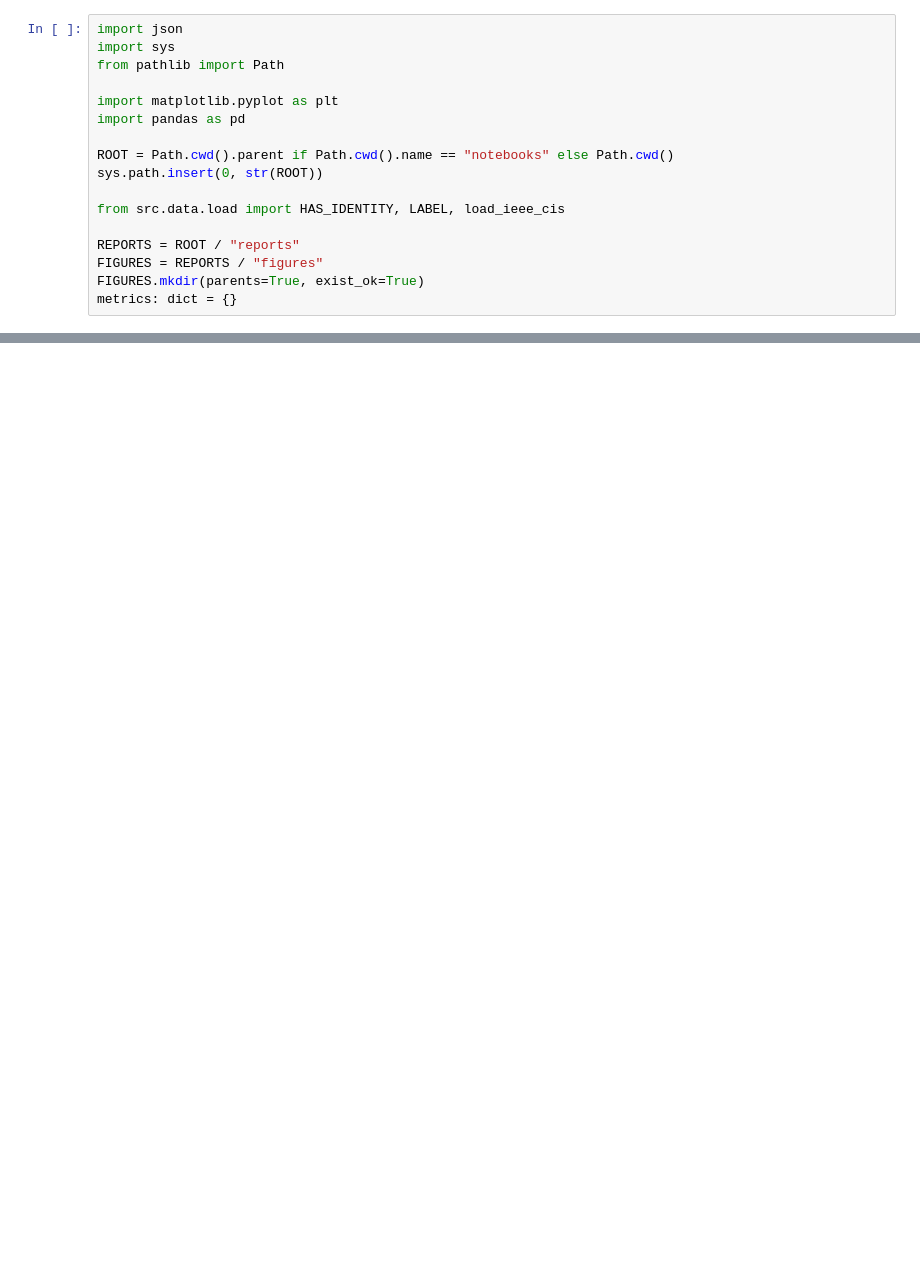
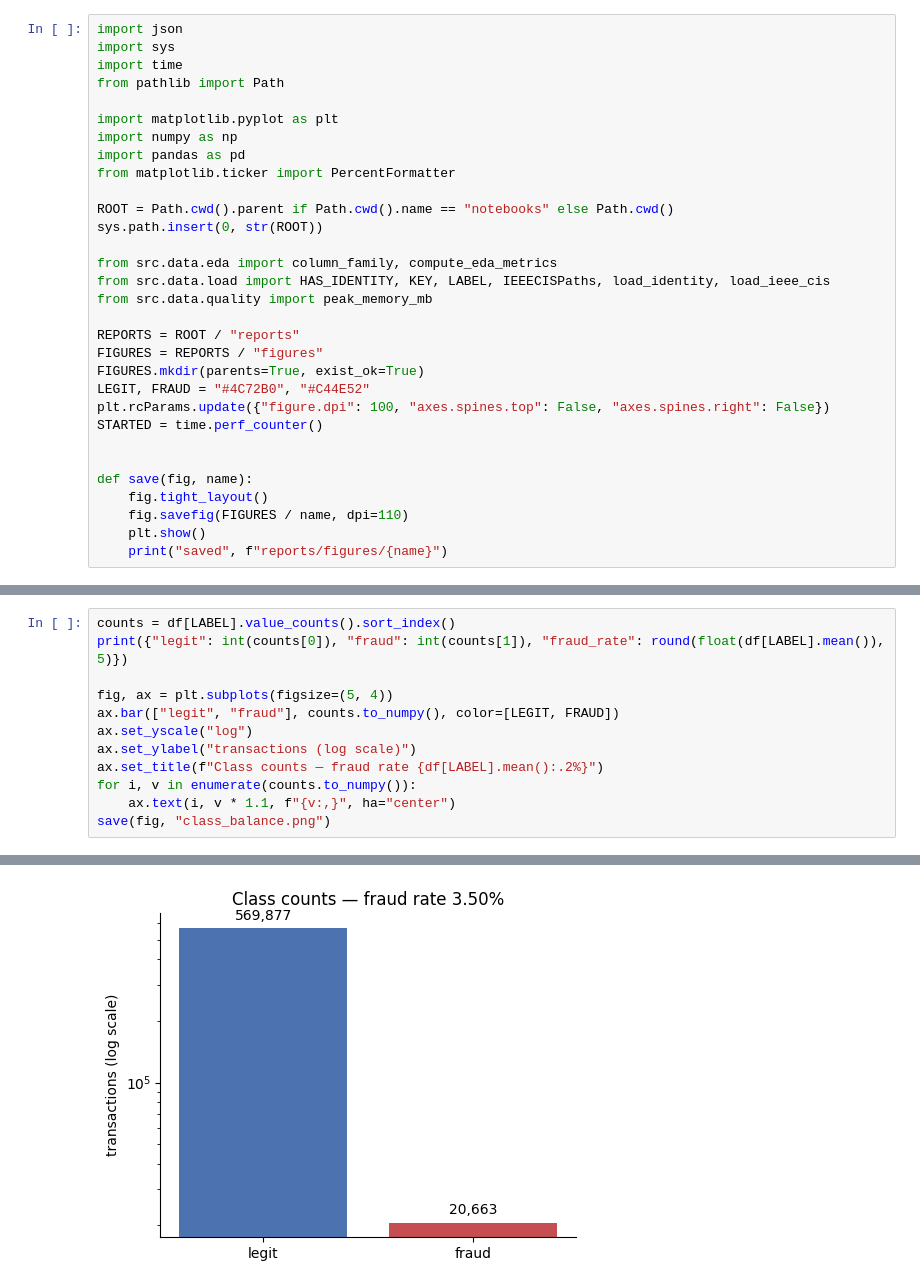
Before and after one commit to manojkumargudge/real-time-fraud-detection-platform, a Jupyter notebook: notebooks/01_eda.ipynb, the cells around one changed output, grey strips where cells are left out. Drawn from its saved outputs; the diff is of its cells as text; blank space fills up the shorter version.

```diff
--- a/notebooks/01_eda.ipynb
+++ b/notebooks/01_eda.ipynb
@@ -13,17 +18,31 @@ Prerequisites:
 # %%
 import json
 import sys
+import time
 from pathlib import Path
 
 import matplotlib.pyplot as plt
+import numpy as np
 import pandas as pd
+from matplotlib.ticker import PercentFormatter
 
 ROOT = Path.cwd().parent if Path.cwd().name == "notebooks" else Path.cwd()
 sys.path.insert(0, str(ROOT))
 
-from src.data.load import HAS_IDENTITY, LABEL, load_ieee_cis
+from src.data.eda import column_family, compute_eda_metrics
+from src.data.load import HAS_IDENTITY, KEY, LABEL, IEEECISPaths, load_identity, load_ieee_cis
+from src.data.quality import peak_memory_mb
 
 REPORTS = ROOT / "reports"
 FIGURES = REPORTS / "figures"
 FIGURES.mkdir(parents=True, exist_ok=True)
-metrics: dict = {}
+LEGIT, FRAUD = "#4C72B0", "#C44E52"
+plt.rcParams.update({"figure.dpi": 100, "axes.spines.top": False, "axes.spines.right": False})
+STARTED = time.perf_counter()
+
+
+def save(fig, name):
+    fig.tight_layout()
+    fig.savefig(FIGURES / name, dpi=110)
+    plt.show()
+    print("saved", f"reports/figures/{name}")
@@ -62,0 +84,13 @@ train/validation/test split rather than a random split.
+# %%
+counts = df[LABEL].value_counts().sort_index()
+print({"legit": int(counts[0]), "fraud": int(counts[1]), "fraud_rate": round(float(df[LABEL].mean()), 5)})
+
+fig, ax = plt.subplots(figsize=(5, 4))
+ax.bar(["legit", "fraud"], counts.to_numpy(), color=[LEGIT, FRAUD])
+ax.set_yscale("log")
+ax.set_ylabel("transactions (log scale)")
+ax.set_title(f"Class counts — fraud rate {df[LABEL].mean():.2%}")
+for i, v in enumerate(counts.to_numpy()):
+    ax.text(i, v * 1.1, f"{v:,}", ha="center")
+save(fig, "class_balance.png")
+# %% [output]
@@ -62,0 +98 @@ train/validation/test split rather than a random split.
+[figure, added]
```
Also changed, not shown: parts of 30 cells of this notebook, 17 other files.
